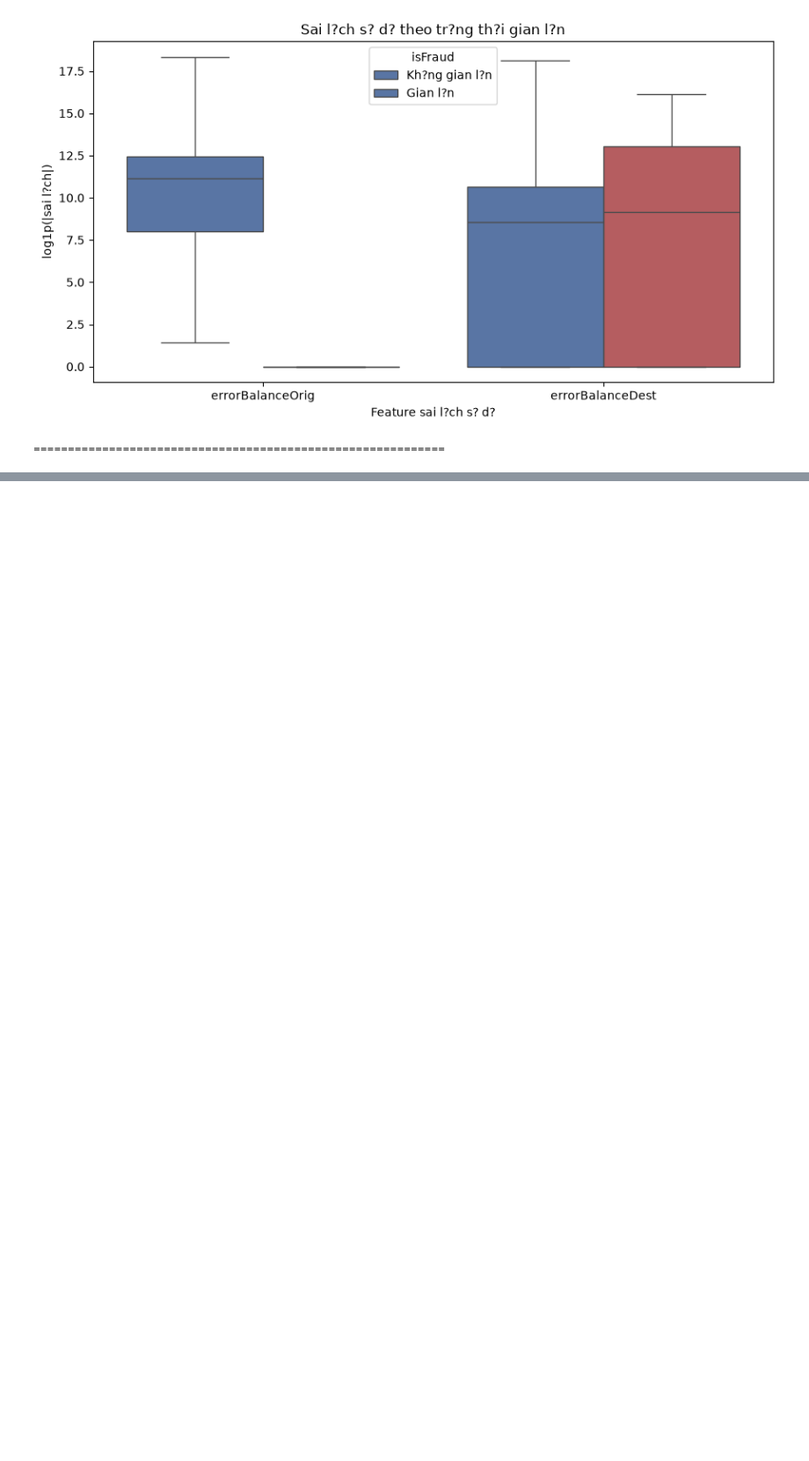
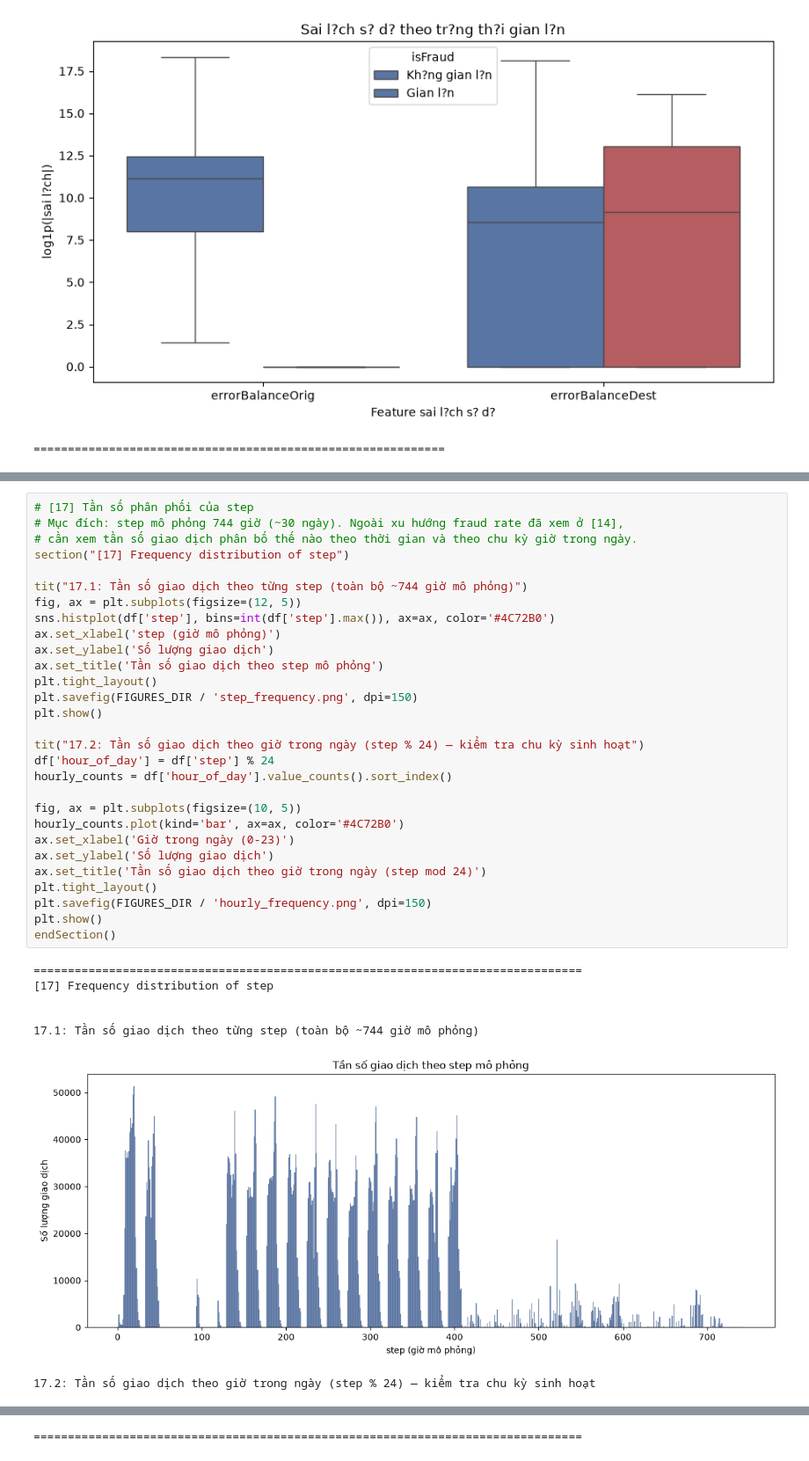
Before and after one commit to PH31M/fraud-detection-thesis, a Jupyter notebook: notebooks/01_eda.ipynb, the cells around one changed output, grey strips where cells are left out. Shown at 88% size. Saved outputs shown, nothing was run; the diff lists cells and outputs as text; blank space fills up the shorter version.

```diff
--- a/notebooks/01_eda.ipynb
+++ b/notebooks/01_eda.ipynb
@@ -340,0 +635,37 @@ isFraud
+# %%
+# [17] Tần số phân phối của step
+# Mục đích: step mô phỏng 744 giờ (~30 ngày). Ngoài xu hướng fraud rate đã xem ở [14],
+# cần xem tần số giao dịch phân bố thế nào theo thời gian và theo chu kỳ giờ trong ngày.
+section("[17] Frequency distribution of step")
+
+tit("17.1: Tần số giao dịch theo từng step (toàn bộ ~744 giờ mô phỏng)")
+fig, ax = plt.subplots(figsize=(12, 5))
+sns.histplot(df['step'], bins=int(df['step'].max()), ax=ax, color='#4C72B0')
+ax.set_xlabel('step (giờ mô phỏng)')
+ax.set_ylabel('Số lượng giao dịch')
+ax.set_title('Tần số giao dịch theo step mô phỏng')
+plt.tight_layout()
+plt.savefig(FIGURES_DIR / 'step_frequency.png', dpi=150)
+plt.show()
+
+tit("17.2: Tần số giao dịch theo giờ trong ngày (step % 24) — kiểm tra chu kỳ sinh hoạt")
+df['hour_of_day'] = df['step'] % 24
+hourly_counts = df['hour_of_day'].value_counts().sort_index()
+
+fig, ax = plt.subplots(figsize=(10, 5))
+hourly_counts.plot(kind='bar', ax=ax, color='#4C72B0')
+ax.set_xlabel('Giờ trong ngày (0-23)')
+ax.set_ylabel('Số lượng giao dịch')
+ax.set_title('Tần số giao dịch theo giờ trong ngày (step mod 24)')
+plt.tight_layout()
+plt.savefig(FIGURES_DIR / 'hourly_frequency.png', dpi=150)
+plt.show()
+endSection()
+# %% [output]
+================================================================================
+[17] Frequency distribution of step
+
+
+17.1: Tần số giao dịch theo từng step (toàn bộ ~744 giờ mô phỏng)
+[figure, added]
+17.2: Tần số giao dịch theo giờ trong ngày (step % 24) — kiểm tra chu kỳ sinh hoạt
@@ -340,0 +673 @@ isFraud
+================================================================================
```
Also changed, not shown: parts of 9 cells of this notebook, 8 other files.
